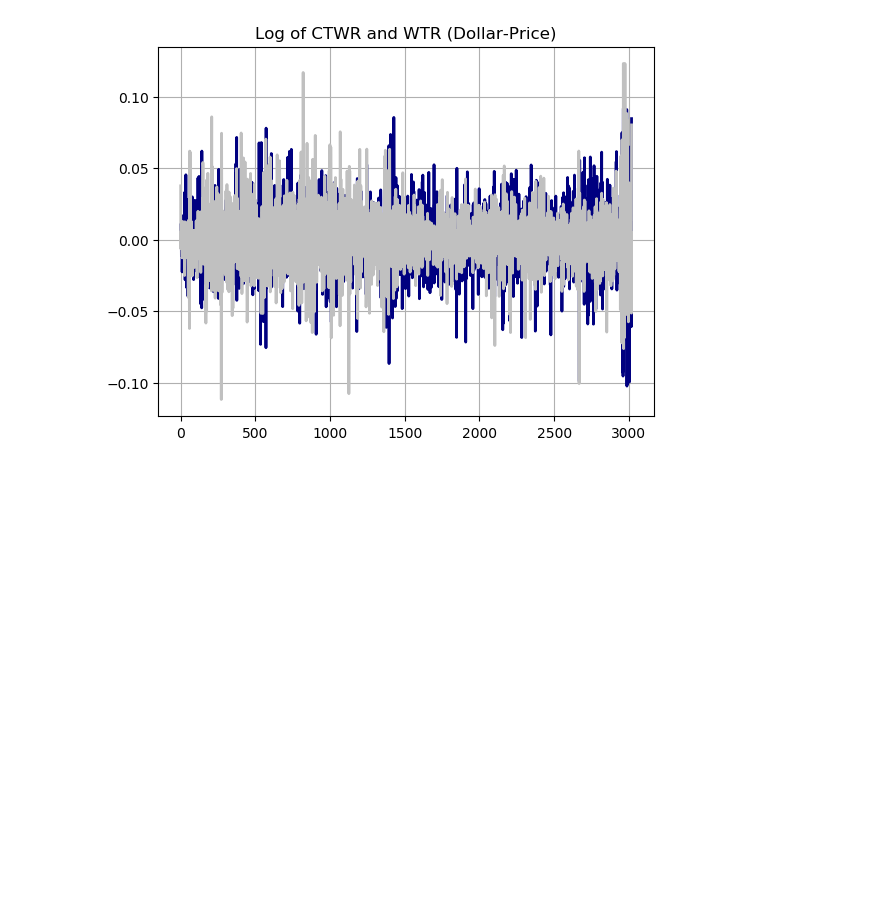
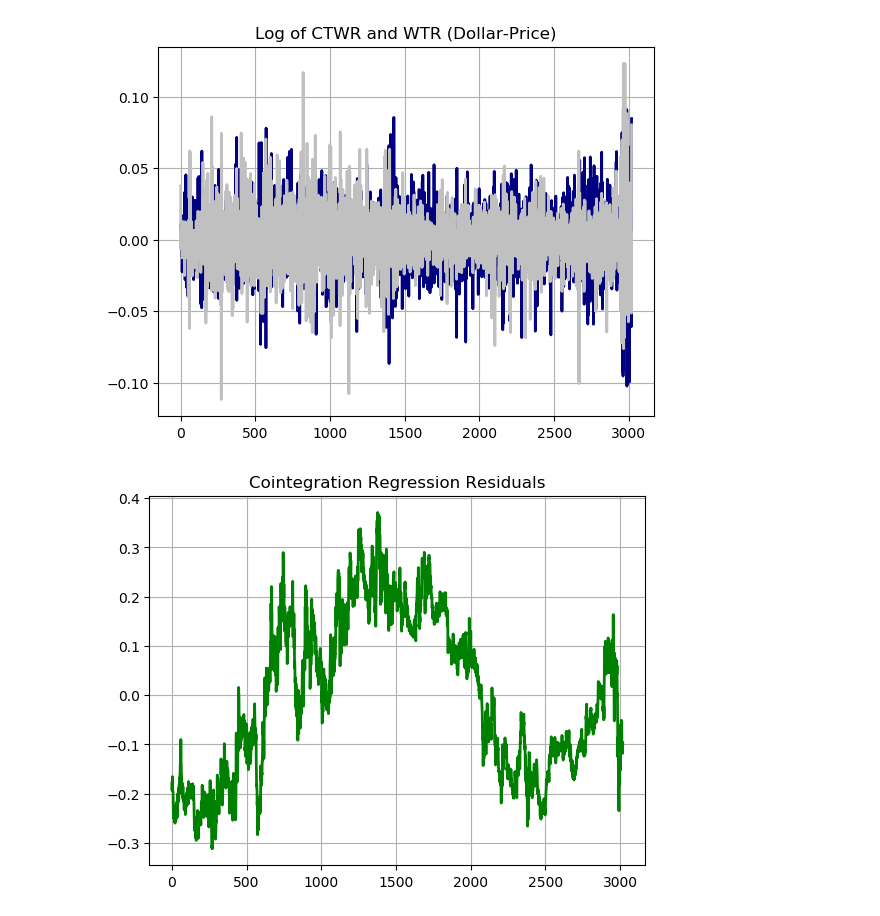
Before and after one commit to AlexOllerton/FinancialEconometics, a Jupyter notebook: Project I (Pair Trading).ipynb, the cells around one changed output. Saved outputs shown, nothing was run; the diff lists cells and outputs as text; code cells hidden in the pictures; blank space fills up the shorter version.

```diff
--- a/Project I (Pair Trading).ipynb
+++ b/Project I (Pair Trading).ipynb
@@ -191,3 +191,13 @@ plt.title("Log of CTWR and WTR (Dollar-Price)");
 plt.grid(true);
 # %% [output]
 [figure]
+# %%
+data = DataFrame(Y=logCTWS, X=logWTR);
+reg = GLM.lm(@formula(Y ~ X), data);
+z = residuals(reg);
+# %%
+plt.plot(z, color="green", linewidth=2)
+plt.title("Cointegration Regression Residuals")
+plt.grid(true)
+# %% [output]
+[figure, added]
```
Also changed, not shown: parts of 6 cells of this notebook.
